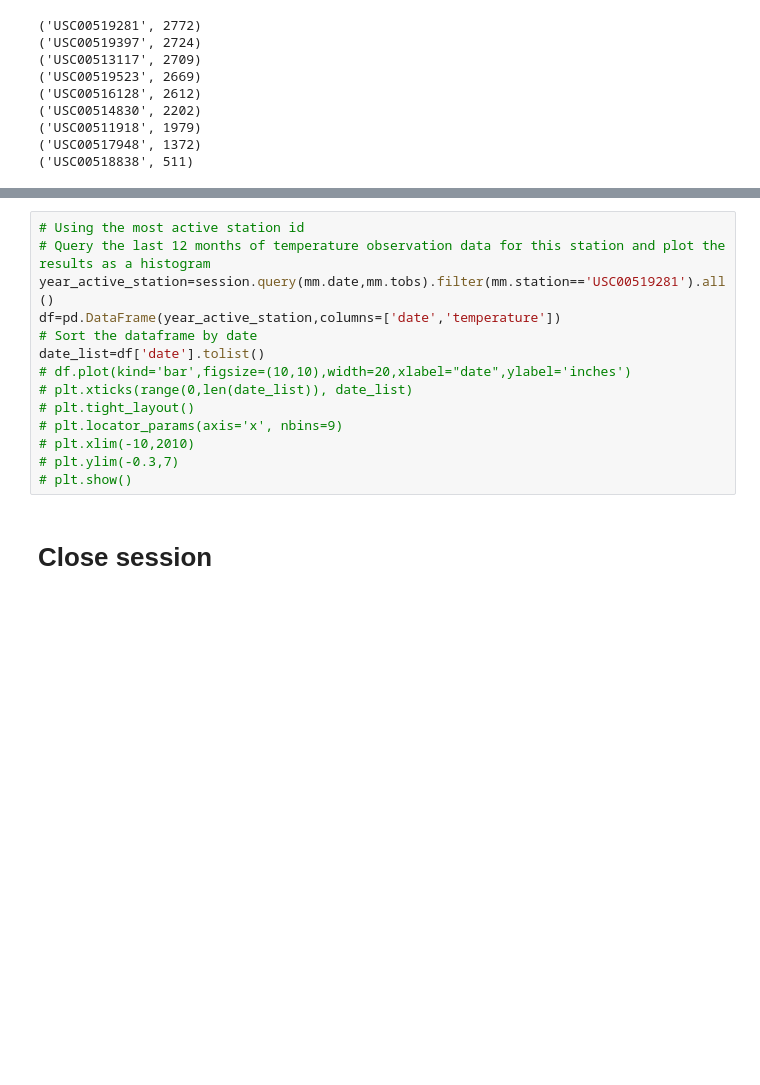
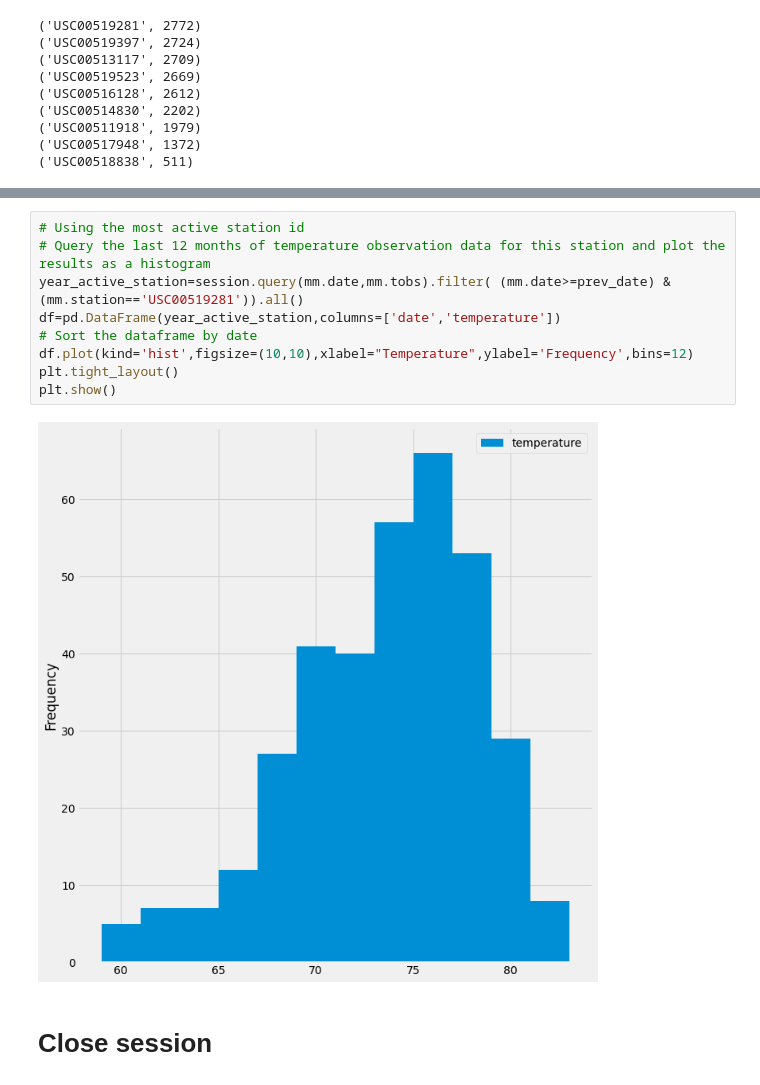
Before and after one commit to FrankJiang1208/sqlalchemy-challenge, a Jupyter notebook: climate_starter.ipynb, the cells around one changed output, grey strips where cells are left out. Drawn from its saved outputs; the diff is of its cells as text; blank space fills up the shorter version.

```diff
--- a/climate_starter.ipynb
+++ b/climate_starter.ipynb
@@ -123,17 +121,14 @@ avg_temp=session.query(func.avg(mm.tobs)).filter(mm.station=='USC00519281').one(
 # %%
 # Using the most active station id
 # Query the last 12 months of temperature observation data for this station and plot the results as a histogram
-year_active_station=session.query(mm.date,mm.tobs).filter(mm.station=='USC00519281').all()
+year_active_station=session.query(mm.date,mm.tobs).filter( (mm.date>=prev_date) & (mm.station=='USC00519281')).all()
 df=pd.DataFrame(year_active_station,columns=['date','temperature'])
 # Sort the dataframe by date
-date_list=df['date'].tolist()
-# df.plot(kind='bar',figsize=(10,10),width=20,xlabel="date",ylabel='inches')
-# plt.xticks(range(0,len(date_list)), date_list)
-# plt.tight_layout()
-# plt.locator_params(axis='x', nbins=9)
-# plt.xlim(-10,2010)
-# plt.ylim(-0.3,7)
-# plt.show()
+df.plot(kind='hist',figsize=(10,10),xlabel="Temperature",ylabel='Frequency',bins=12)
+plt.tight_layout()
+plt.show()
+# %% [output]
+[figure, added]
 # %% [markdown]
 # Close session
 # %%
```
Also changed, not shown: parts of 1 cell of this notebook.
